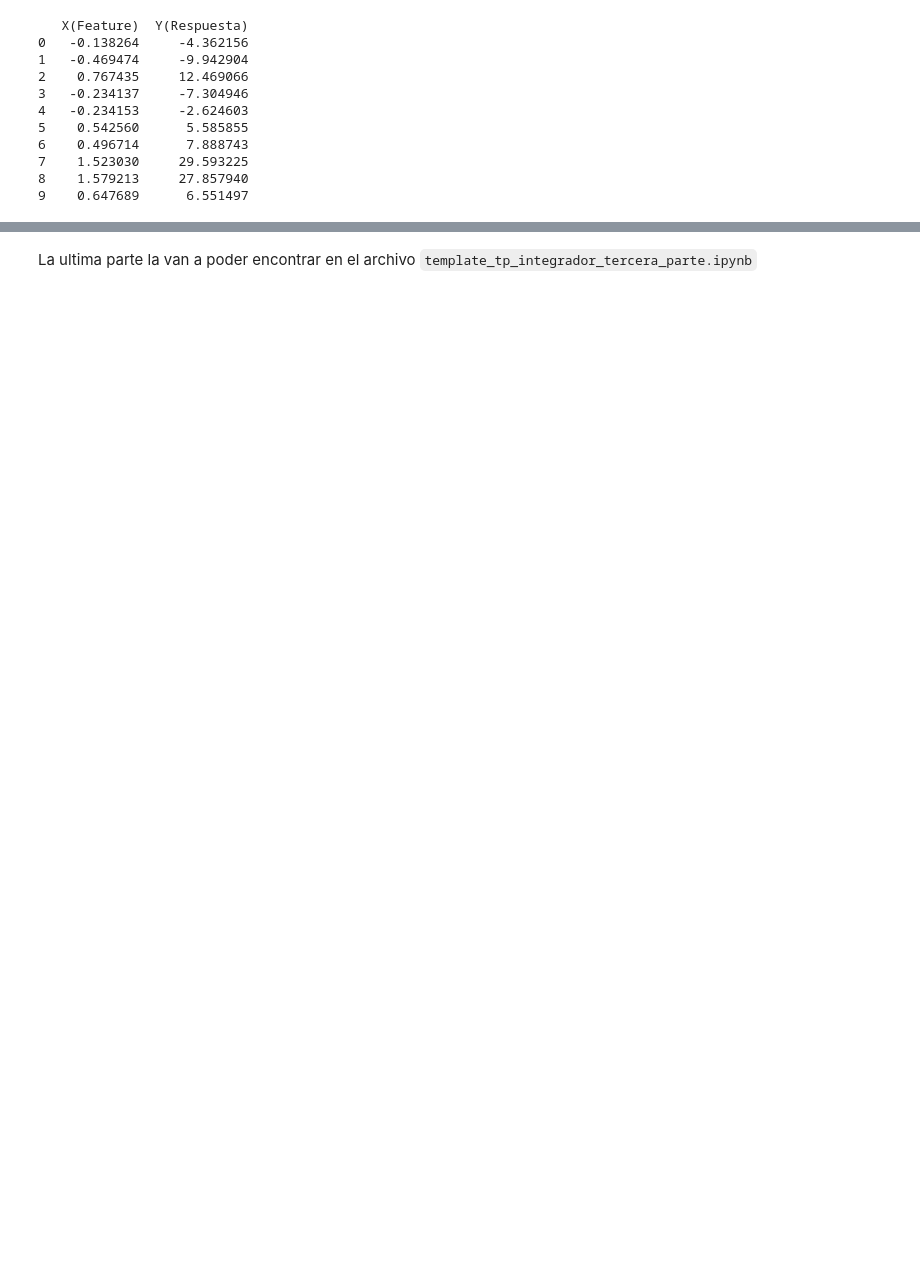
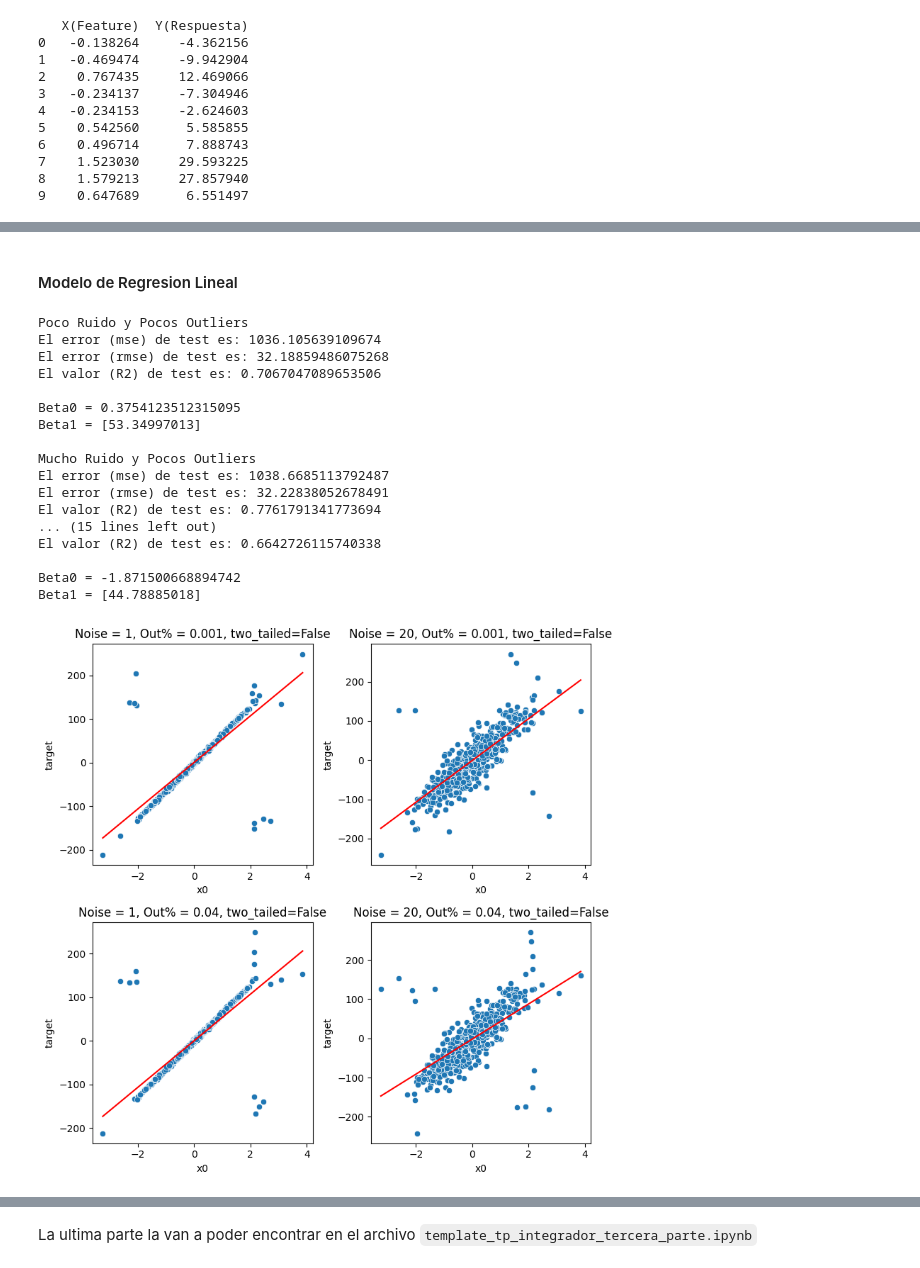
Before and after one commit to LeandroAlbachiaro/intro_ia, a Jupyter notebook: tp_integrador_enunciado/tp_integrador.ipynb, the cells around one changed output, grey strips where cells are left out. Drawn from its saved outputs; the diff is of its cells as text; code cells hidden in the pictures; blank space fills up the shorter version.

```diff
--- a/tp_integrador_enunciado/tp_integrador.ipynb
+++ b/tp_integrador_enunciado/tp_integrador.ipynb
@@ -463,0 +331,2 @@ plt.show()
+# %%
+datasets = [df1,df2,df3,df4]
@@ -463,0 +343,77 @@ plt.show()
+# %% [markdown]
+#### Modelo de Regresion Lineal
+# %%
+x = 1
+fig, axes = plt.subplots(nrows=2, ncols=2, figsize=(8, 8))
+
+for dataset in datasets:
+
+    X1 = dataset.drop('target', axis=1)  # DataFrame con las características
+    y1 = dataset['target']  # Serie con la variable objetivo
+    X_train, X_test, y_train, y_test = train_test_split(X1, y1, test_size=0.3, random_state=42)
+
+    regression_model = LinearRegression(fit_intercept=True)
+    regression_model.fit(X_train, y_train)
+
+    y_pred = regression_model.predict(X_test)
+
+    if x == 1:
+        print("Poco Ruido y Pocos Outliers")
+        ax = axes[0, 0]
+    if x == 2:
+        print("Mucho Ruido y Pocos Outliers")
+        ax = axes[0, 1]
+    if x == 3:
+        print("Poco Ruido y Muchos Outliers")
+        ax = axes[1, 0]
+    if x == 4:
+        print("Mucho Ruido y Muchos Outliers")
+        ax = axes[1, 1]
+
+    # Línea de regresión
+    x_line = np.linspace(min(X1['x0']), max(X1['x0']), 100)
+    y_line = regression_model.intercept_ + regression_model.coef_ * x_line
+    ax.plot(x_line, y_line, color='red')
+
+    x= x+1
+    calculo_de_errores(y_test, y_pred)
+    print("Beta0 =", regression_model.intercept_, "\nBeta1 =", regression_model.coef_, "\n")
+
+# Iterar sobre los DataFrames y asignar cada uno a una subtrama
+for i, lista in enumerate(datasets):
+    row = i // 2  # Fila de la subtrama
+    col = i % 2   # Columna de la subtrama
+
+    # Graficar el DataFrame en la subtrama correspondiente
+    for column in lista.columns[:-1]:
+        sns.scatterplot(data=lista, x=column, y='target', ax=axes[row, col])
+
+axes[0, 0].set_title('Noise = 1, Out% = 0.001, two_tailed=False', fontsize=12)
+axes[0, 1].set_title('Noise = 20, Out% = 0.001, two_tailed=False', fontsize=12)
+axes[1, 0].set_title('Noise = 1, Out% = 0.04, two_tailed=False', fontsize=12)
+axes[1, 1].set_title('Noise = 20, Out% = 0.04, two_tailed=False', fontsize=12)
+
+# Ajustar el espaciado entre subtramas
+plt.tight_layout()
+
+# Mostrar el gráfico
+plt.show()
+# %% [output]
+Poco Ruido y Pocos Outliers
+El error (mse) de test es: 1036.105639109674
+El error (rmse) de test es: 32.18859486075268
+El valor (R2) de test es: 0.7067047089653506
+
+Beta0 = 0.3754123512315095
+Beta1 = [53.34997013]
+
+Mucho Ruido y Pocos Outliers
+El error (mse) de test es: 1038.6685113792487
+El error (rmse) de test es: 32.22838052678491
+El valor (R2) de test es: 0.7761791341773694
+... (15 lines left out)
+El valor (R2) de test es: 0.6642726115740338
+
+Beta0 = -1.871500668894742
+Beta1 = [44.78885018]
+[figure, added]
```
Also changed, not shown: parts of 61 cells of this notebook, 2 other files.
